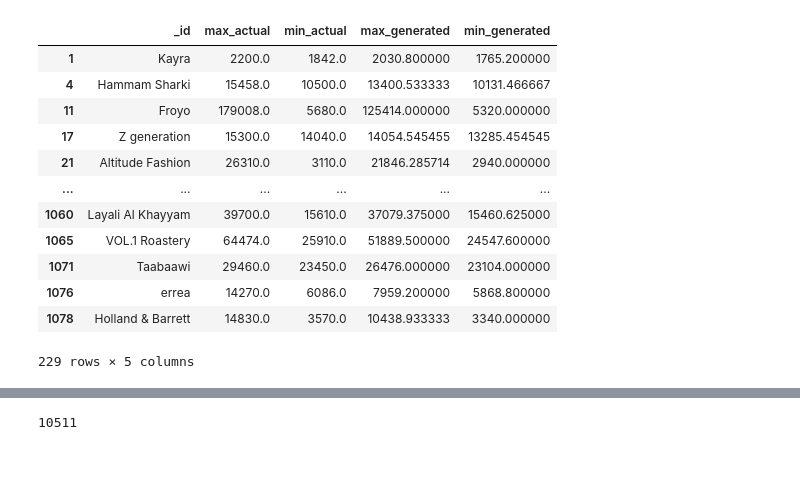
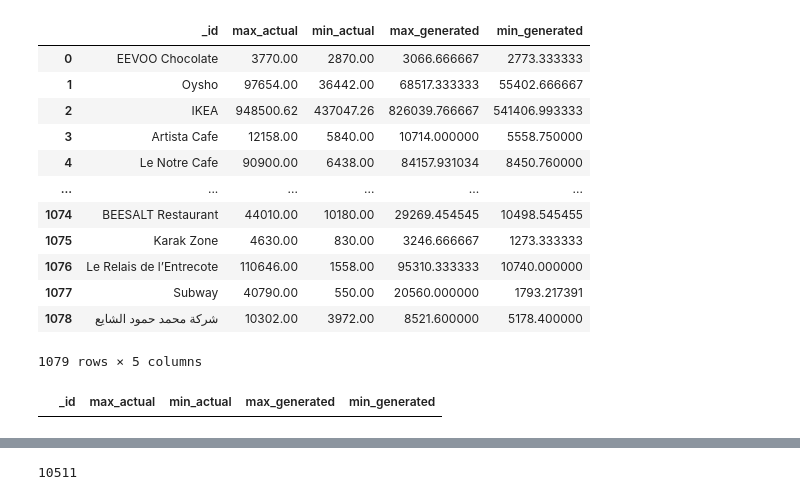
Before and after one commit to MahmoudAlawdh/newSalesGeneration, a Jupyter notebook: main.ipynb, the cells around one changed output, grey strips where cells are left out. Cells and saved outputs as stored; diff of their text form; code cells hidden in the pictures; blank space fills up the shorter version.

```diff
--- a/main.ipynb
+++ b/main.ipynb
@@ -94,22 +94,23 @@ all_sales = list(new_sales_collection.aggregate(pipeline=[
 ]))
 df = pd.DataFrame(all_sales)
 # %%
-# display(df)
-display(df[df['min_generated'] < df['min_actual']])
+display(df)
+display(df[df['max_generated'] > df['max_actual']])
 # %% [output]
 |  | _id | max_actual | min_actual | max_generated | min_generated |
-| 1 | Kayra | 2200.0 | 1842.0 | 2030.800000 | 1765.200000 |
-| 4 | Hammam Sharki | 15458.0 | 10500.0 | 13400.533333 | 10131.466667 |
-| 11 | Froyo | 179008.0 | 5680.0 | 125414.000000 | 5320.000000 |
-| 17 | Z generation | 15300.0 | 14040.0 | 14054.545455 | 13285.454545 |
-| 21 | Altitude Fashion | 26310.0 | 3110.0 | 21846.285714 | 2940.000000 |
+| 0 | EEVOO Chocolate | 3770.00 | 2870.00 | 3066.666667 | 2773.333333 |
+| 1 | Oysho | 97654.00 | 36442.00 | 68517.333333 | 55402.666667 |
+| 2 | IKEA | 948500.62 | 437047.26 | 826039.766667 | 541406.993333 |
+| 3 | Artista Cafe | 12158.00 | 5840.00 | 10714.000000 | 5558.750000 |
+| 4 | Le Notre Cafe | 90900.00 | 6438.00 | 84157.931034 | 8450.760000 |
 | ... | ... | ... | ... | ... | ... |
-| 1060 | Layali Al Khayyam | 39700.0 | 15610.0 | 37079.375000 | 15460.625000 |
-| 1065 | VOL.1 Roastery | 64474.0 | 25910.0 | 51889.500000 | 24547.600000 |
-| 1071 | Taabaawi | 29460.0 | 23450.0 | 26476.000000 | 23104.000000 |
-| 1076 | errea | 14270.0 | 6086.0 | 7959.200000 | 5868.800000 |
-| 1078 | Holland & Barrett | 14830.0 | 3570.0 | 10438.933333 | 3340.000000 |
+| 1074 | BEESALT Restaurant | 44010.00 | 10180.00 | 29269.454545 | 10498.545455 |
+| 1075 | Karak Zone | 4630.00 | 830.00 | 3246.666667 | 1273.333333 |
+| 1076 | Le Relais de l’Entrecote | 110646.00 | 1558.00 | 95310.333333 | 10740.000000 |
+| 1077 | Subway | 40790.00 | 550.00 | 20560.000000 | 1793.217391 |
+| 1078 | شركة محمد حمود الشايع | 10302.00 | 3972.00 | 8521.600000 | 5178.400000 |
-229 rows × 5 columns
+1079 rows × 5 columns
+|  | _id | max_actual | min_actual | max_generated | min_generated |
 # %%
 reference_ids = list(new_sales_refenrece_ids_with_sales_count())
 id = random.choice(reference_ids)
```
Also changed, not shown: parts of 2 cells of this notebook, 4 other files.
